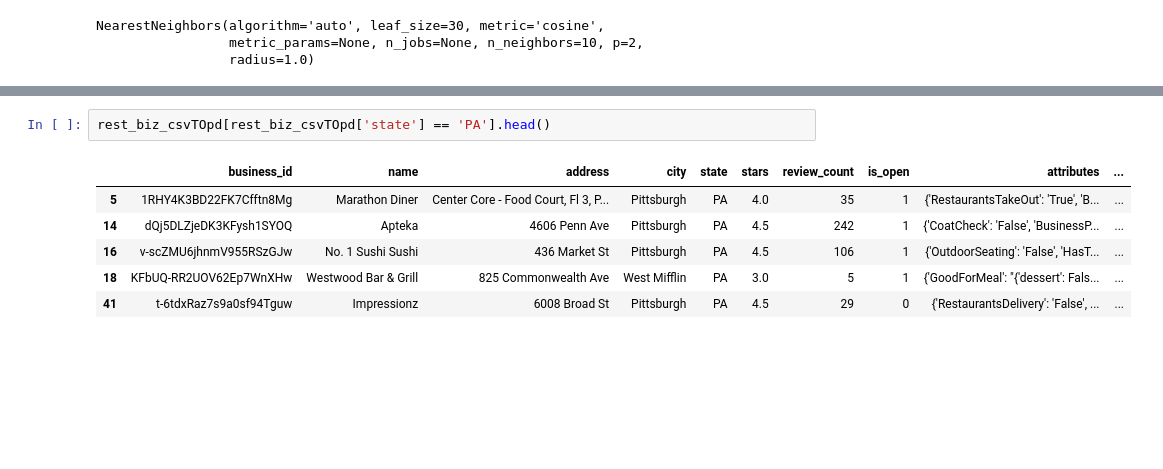
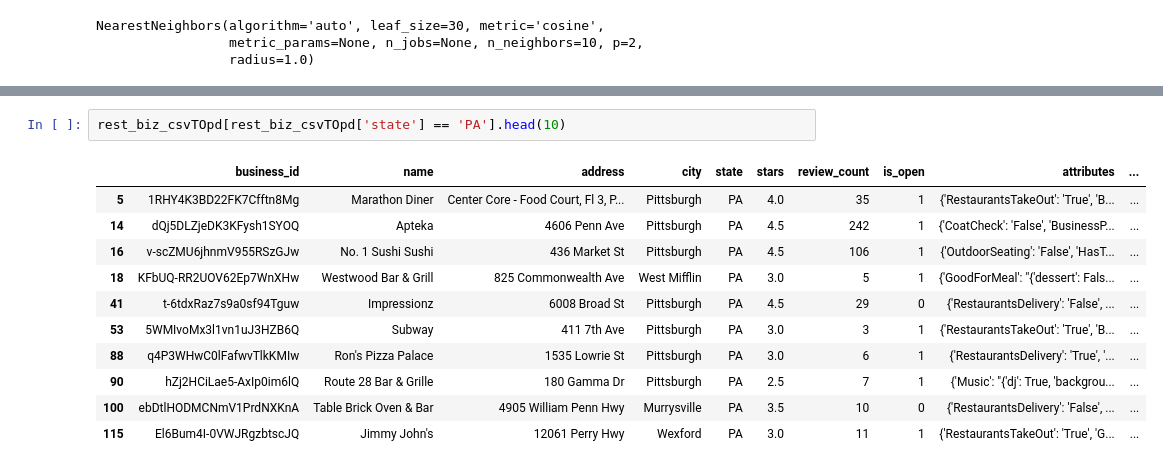
Before and after one commit to kylievo/yelp_reviews, a Jupyter notebook: Lucas_Analysis.ipynb, the cells around one changed output, grey strips where cells are left out. Cells and saved outputs as stored; diff of their text form; blank space fills up the shorter version.

```diff
--- a/Lucas_Analysis.ipynb
+++ b/Lucas_Analysis.ipynb
@@ -307,9 +316,14 @@ Name: name, dtype: object
 # %%
-rest_biz_csvTOpd[rest_biz_csvTOpd['state'] == 'PA'].head()
+rest_biz_csvTOpd[rest_biz_csvTOpd['state'] == 'PA'].head(10)
 # %% [output]
 |  | business_id | name | address | city | state | stars | review_count | is_open | attributes | ... |
 | 5 | 1RHY4K3BD22FK7Cfftn8Mg | Marathon Diner | Center Core - Food Court, Fl 3, P... | Pittsburgh | PA | 4.0 | 35 | 1 | {'RestaurantsTakeOut': 'True', 'B... | ... |
 | 14 | dQj5DLZjeDK3KFysh1SYOQ | Apteka | 4606 Penn Ave | Pittsburgh | PA | 4.5 | 242 | 1 | {'CoatCheck': 'False', 'BusinessP... | ... |
 | 16 | v-scZMU6jhnmV955RSzGJw | No. 1 Sushi Sushi | 436 Market St | Pittsburgh | PA | 4.5 | 106 | 1 | {'OutdoorSeating': 'False', 'HasT... | ... |
 | 18 | KFbUQ-RR2UOV62Ep7WnXHw | Westwood Bar & Grill | 825 Commonwealth Ave | West Mifflin | PA | 3.0 | 5 | 1 | {'GoodForMeal': "{'dessert': Fals... | ... |
 | 41 | t-6tdxRaz7s9a0sf94Tguw | Impressionz | 6008 Broad St | Pittsburgh | PA | 4.5 | 29 | 0 | {'RestaurantsDelivery': 'False', ... | ... |
+| 53 | 5WMIvoMx3l1vn1uJ3HZB6Q | Subway | 411 7th Ave | Pittsburgh | PA | 3.0 | 3 | 1 | {'RestaurantsTakeOut': 'True', 'B... | ... |
+| 88 | q4P3WHwC0lFafwvTlkKMIw | Ron's Pizza Palace | 1535 Lowrie St | Pittsburgh | PA | 3.0 | 6 | 1 | {'RestaurantsDelivery': 'True', '... | ... |
+| 90 | hZj2HCiLae5-AxIp0im6lQ | Route 28 Bar & Grille | 180 Gamma Dr | Pittsburgh | PA | 2.5 | 7 | 1 | {'Music': "{'dj': True, 'backgrou... | ... |
+| 100 | ebDtlHODMCNmV1PrdNXKnA | Table Brick Oven & Bar | 4905 William Penn Hwy | Murrysville | PA | 3.5 | 10 | 0 | {'RestaurantsDelivery': 'False', ... | ... |
+| 115 | El6Bum4I-0VWJRgzbtscJQ | Jimmy John's | 12061 Perry Hwy | Wexford | PA | 3.0 | 11 | 1 | {'RestaurantsTakeOut': 'True', 'G... | ... |
```
Also changed, not shown: parts of 3 cells of this notebook.
